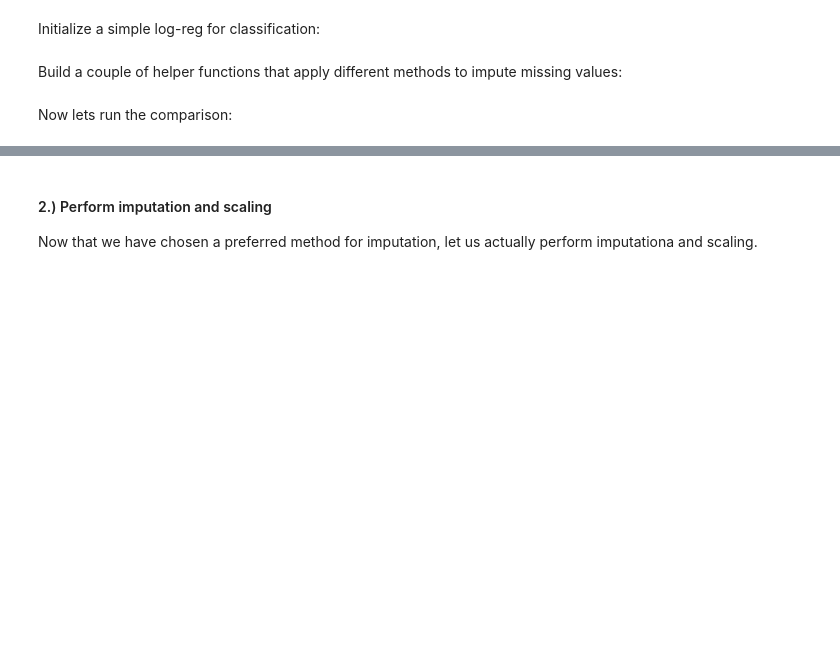
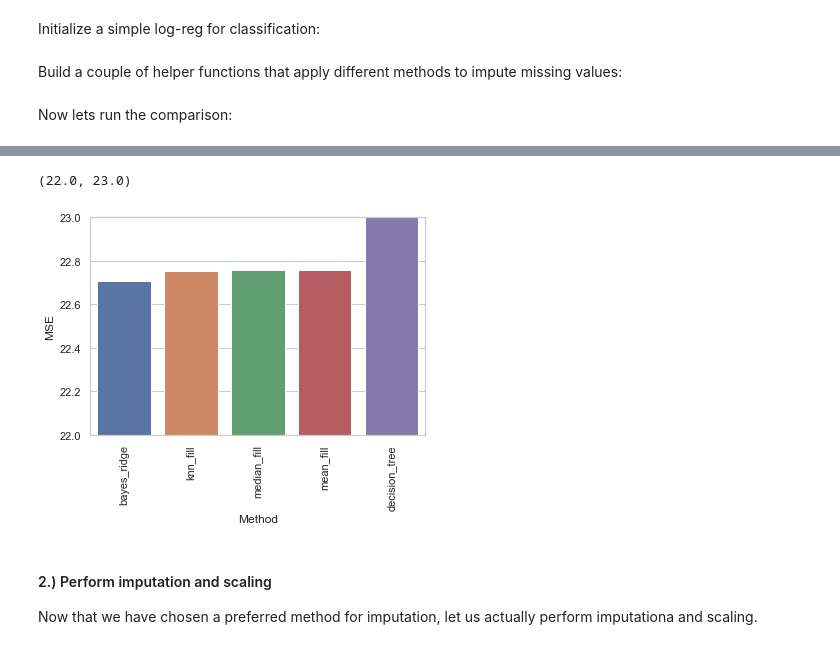
Before and after one commit to pat-alt/gradientBoostingAndEnsembles, a Jupyter notebook: preproc.ipynb, the cells around one changed output, grey strips where cells are left out. Drawn from its saved outputs; the diff is of its cells as text; code cells hidden in the pictures; blank space fills up the shorter version.

```diff
--- a/preproc.ipynb
+++ b/preproc.ipynb
@@ -534,7 +551,7 @@ def knn_iter(X_train, X_test, y_train, max_iter=30, add_indicator=True, n_neighb
     return X_train, X_test
 
 ## Compare methods: ----
-from sklearn.metrics import auc, accuracy_score,recall_score,precision_score,f1_score, confusion_matrix
+from sklearn.metrics import mean_squared_error
 
 def compare_methods(classifier, methods, X_train, X_test, y_train, numbers=numbers, categ=categ, multi_cat= multi_cat, results=[], X_filled=[]):
     for i in list(methods.keys()):
@@ -545,24 +562,16 @@ def compare_methods(classifier, methods, X_train, X_test, y_train, numbers=numbe
         except TypeError:
             X_train_proposed = X_train_copy
             X_test_proposed = X_test_copy
-        # Balancing:
-        try:
-            ros = RandomOverSampler(random_state=0)
-            X, y = ros.fit_resample(X_train_proposed, y_train)
-        except ValueError:
-            X = X_train_proposed
-            y = y_train
+        X = X_train_proposed
+        y = y_train
         # Predict:
         try:
             classifier.fit(X, y)
             y_hat = classifier.predict(X_test_proposed)
             # Compute predictions and report AUC_accuracy
             print(i)
-            print('Accuracy Score : ' + str(accuracy_score(y_test,y_hat)))
-            print('Precision Score : ' + str(precision_score(y_test,y_hat)))
-            print('Recall Score : ' + str(recall_score(y_test,y_hat)))
-            print('F1 Score : ' + str(f1_score(y_test,y_hat)))
-            results += [(i,f1_score(y_test,y_hat))]
+            print('MSE : ' + str(mean_squared_error(y_test,y_hat)))
+            results += [(i,mean_squared_error(y_test,y_hat))]
             X_filled += [X_train_proposed]
         except ValueError:
             print(i)
@@ -586,8 +595,8 @@ methods = {
     #'extra_tree': extra_tree, # took too long
     # 'knn_iter': knn_iter # took too long
 }
-#results, X_filled = compare_methods(lregr, methods, X_train, X_test, y_train, numbers=numbers, categ=categ, multi_cat= multi_cat)
-#results_df=pd.DataFrame(results)
-#results_df.columns=['Method','f1_score']
-#results_df= results_df.sort_values(by='f1_score', ascending=False)
-#results_df.head()
+results, X_filled = compare_methods(lregr, methods, X_train, X_test, y_train, numbers=numbers, categ=categ, multi_cat= multi_cat)
+results_df=pd.DataFrame(results)
+results_df.columns=['Method','MSE']
+results_df= results_df.sort_values(by='MSE', ascending=True)
+results_df.head()
@@ -594,11 +628,9 @@ methods = {
 # %%
-#sns.set(style="whitegrid")
-#ax = sns.barplot(x="Method", y="f1_score", data=results_df.head())
-#ax= ax.set_xticklabels(ax.get_xticklabels(), rotation=90)
-#best_imputer = results_df.head(1)
-#best_imputer_name = best_imputer.loc[:,'Method'].values[0]
-#best_imputer_score = best_imputer.f1_score
-#worst_imputer = results_df.tail(1)
-#worst_imputer_name = worst_imputer.loc[:,'Method'].values[0]
-#worst_imputer_score = worst_imputer.f1_score
-#plt.ylim(0.46, 0.48)
+sns.set(style="whitegrid")
+ax = sns.barplot(x="Method", y="MSE", data=results_df.head())
+ax= ax.set_xticklabels(ax.get_xticklabels(), rotation=90)
+best_imputer = results_df.head(1)
+plt.ylim(22, 23)
+# %% [output]
+(22.0, 23.0)
+[figure, added]
```
Also changed, not shown: parts of 18 cells of this notebook, 11 other files.
